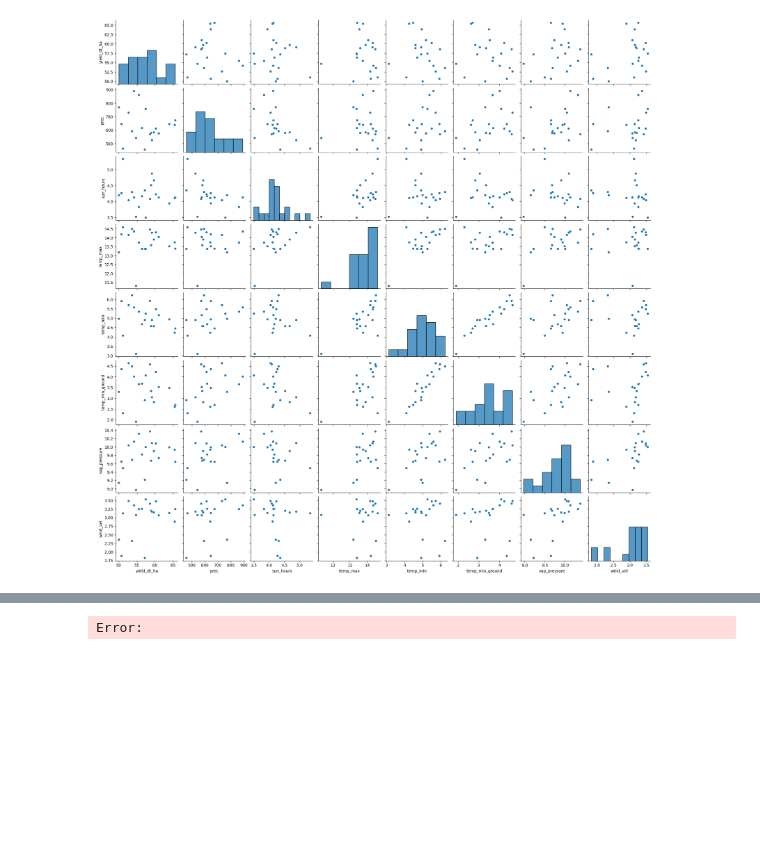
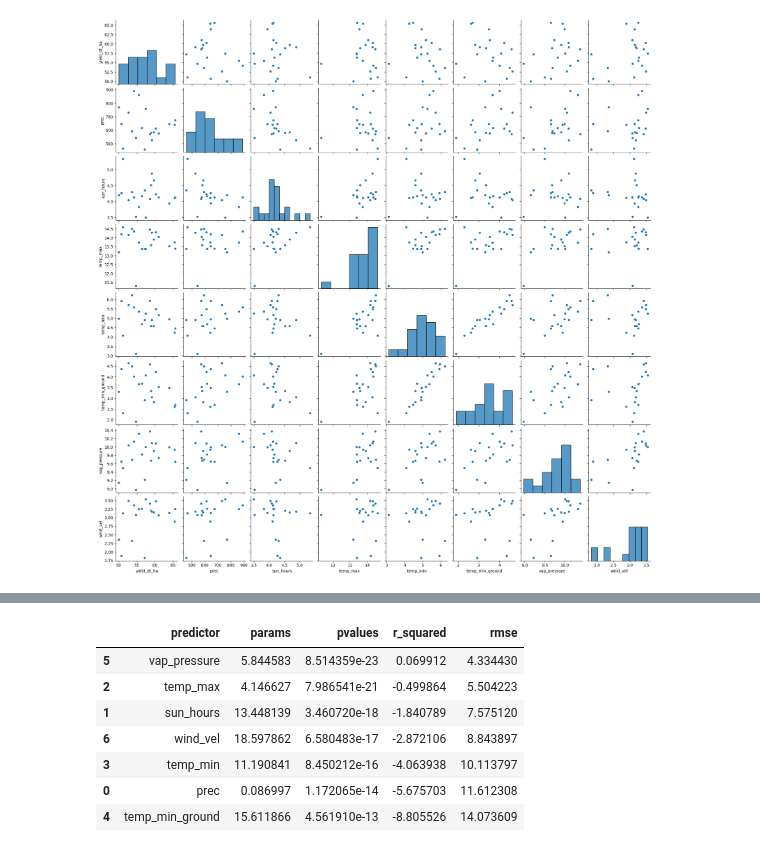
Before and after one commit to germanmandrini/barley_yield_prediction, a Jupyter notebook: code/model.ipynb, the cells around one changed output, grey strips where cells are left out. Saved outputs shown, nothing was run; the diff lists cells and outputs as text; code cells hidden in the pictures; blank space fills up the shorter version.

```diff
--- a/code/model.ipynb
+++ b/code/model.ipynb
@@ -106,17 +102,4 @@ None of the variables shows a strong relationship with yields. Several factors m
 # %%
-import statsmodels.api as sm
-from sklearn.metrics import mean_squared_error
-(candidate) = ("vap_pressure")
-
-def check_constant(X, y):
-    X2 = sm.add_constant(X)
-    y = data_df[target]
-    model = sm.OLS(y, X2).fit()
-    pvalues = model.pvalues
-    return pvalues['const'] < 0.1
-
-
-
 def evaluate_new_predictors(data_df, target, predictors, selected_vars=[]):
     # Initialize list to store results
     results = []
@@ -128,10 +111,6 @@ def evaluate_new_predictors(data_df, target, predictors, selected_vars=[]):
             model_vars = selected_vars + [candidate]
             X = data_df[model_vars]
             y = data_df[target]
-            add_contant = check_constant(X, y)
-
-            # if add_contant:
-            #     X = sm.add_constant(data_df[model_vars])
 
             model = sm.OLS(y, X).fit()
             model.summary()
@@ -141,42 +120,49 @@ def evaluate_new_predictors(data_df, target, predictors, selected_vars=[]):
             params = model.params
             pvalues = model.pvalues
             # Calculate R-squared and RMSE
-            r_squared = model.rsquared
+            # r_squared = model.rsquared
+            r_squared = r2_score(y_true=y, y_pred=y_hat)
             rmse = np.sqrt(mean_squared_error(y, y_hat))
             result = {
                 'predictor': candidate,
-                'const': add_contant,
                 'params': params[candidate],
                 'pvalues': pvalues[candidate],
                 'r_squared': r_squared,
                 'rmse': rmse,
             }
             # Include already selected variables' parameters and p-values
             for var in selected_vars:
                 result[f'param_{var}'] = params[var]
                 result[f'pvalue_{var}'] = pvalues[var]
 
             results.append(result)
 
             ggplot(data_df)+ geom_point(aes(y=target, x=candidate))
-            ggplot(data_df)+ geom_point(aes(y=target, x=y_hat))
+
 
     # Convert results to a DataFrame
     results_df = pd.DataFrame(results)
     results_df.sort_values("pvalues", ascending=True, inplace=True)
     return results_df
 
 # First Loop
 # Define the target and predictor variables
 target = 'yield_dt_ha'
 predictors = ['prec', 'sun_hours', 'temp_max', 'temp_min', 'temp_min_ground', 'vap_pressure', 'wind_vel']
 selected_vars = []  # Start with no selected variables or add any pre-selected variables here
 
 # Evaluate new predictors
 results_df = evaluate_new_predictors(data_df, target, predictors, selected_vars)
 display(results_df)
 # %% [output]
-Error:
+|  | predictor | params | pvalues | r_squared | rmse |
+| 5 | vap_pressure | 5.844583 | 8.514359e-23 | 0.069912 | 4.334430 |
+| 2 | temp_max | 4.146627 | 7.986541e-21 | -0.499864 | 5.504223 |
+| 1 | sun_hours | 13.448139 | 3.460720e-18 | -1.840789 | 7.575120 |
+| 6 | wind_vel | 18.597862 | 6.580483e-17 | -2.872106 | 8.843897 |
+| 3 | temp_min | 11.190841 | 8.450212e-16 | -4.063938 | 10.113797 |
+| 0 | prec | 0.086997 | 1.172065e-14 | -5.675703 | 11.612308 |
+| 4 | temp_min_ground | 15.611866 | 4.561910e-13 | -8.805526 | 14.073609 |
 # %%
 # Second Loop
 target = 'yield_dt_ha'
```
Also changed, not shown: parts of 18 cells of this notebook, 1 other file.
